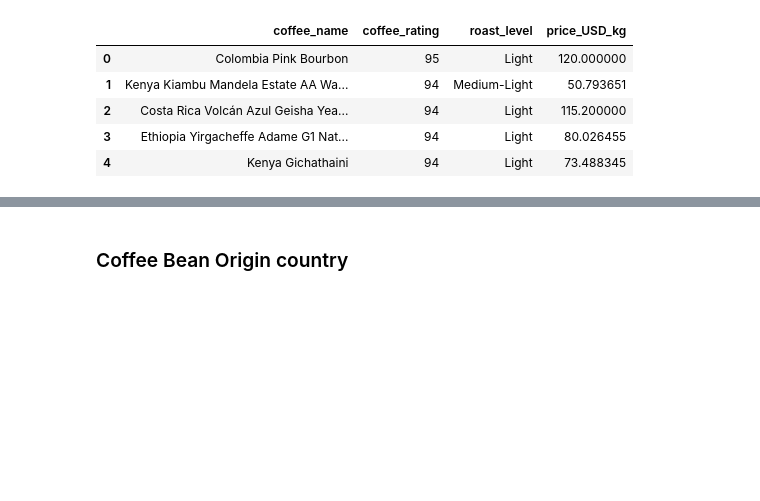
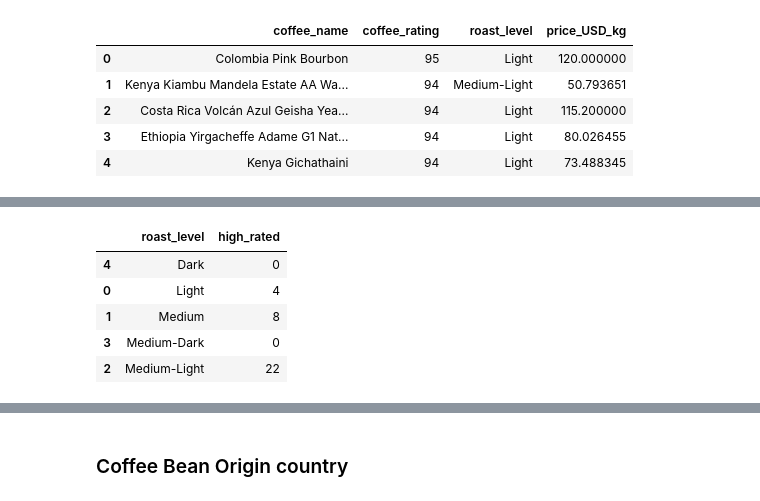
Before and after one commit to wingylui/Coffee_Trading, a Jupyter notebook: Background_data_analysis/top_quality_coffee.ipynb, the cells around one changed output, grey strips where cells are left out. Saved outputs shown, nothing was run; the diff lists cells and outputs as text; code cells hidden in the pictures; blank space fills up the shorter version.

```diff
--- a/Background_data_analysis/top_quality_coffee.ipynb
+++ b/Background_data_analysis/top_quality_coffee.ipynb
@@ -361,0 +329,2 @@ roast_lv_grp_merge.head()
+# %%
+roast_level_list = ["Light", "Medium-Light", "Medium", "Medium-Dark", "Dark"]
@@ -361,0 +353,22 @@ roast_lv_grp_merge.head()
+# %%
+# create a dataframe that coffee_rating is 97 or more
+roast_lv_high_rating_df = roast_lv_df.loc[(roast_lv_df["coffee_rating"] >= 97), :]
+grp_roast_lv_high_rating= roast_lv_high_rating_df.groupby("roast_level")
+# get the count of each roast_level-> reset index -> rename the column with a proper name
+grp_roast_lv_high_rating = grp_roast_lv_high_rating["coffee_name"].count().reset_index().rename(columns= {"coffee_name" : "high_rated"})
+
+# adding zero to those that doesn't have any counts in the roast level list
+for item in roast_level_list:
+    if item not in grp_roast_lv_high_rating["roast_level"].values:
+        dum = {'roast_level':item, 'high_rated':0 }
+        grp_roast_lv_high_rating = grp_roast_lv_high_rating.append(dum, ignore_index=True)
+
+roast_lv_grp_high_rating = grp_roast_lv_high_rating.sort_values(by= "roast_level")
+roast_lv_grp_high_rating
+# %% [output]
+|  | roast_level | high_rated |
+| 4 | Dark | 0 |
+| 0 | Light | 4 |
+| 1 | Medium | 8 |
+| 3 | Medium-Dark | 0 |
+| 2 | Medium-Light | 22 |
```
Also changed, not shown: parts of 5 cells of this notebook, 11 other files.
